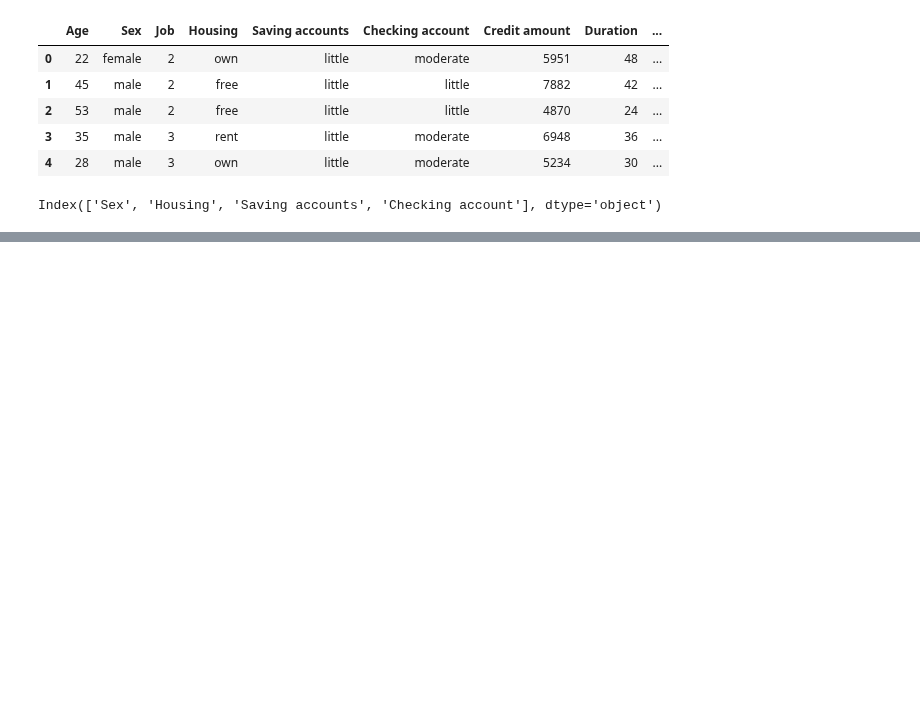
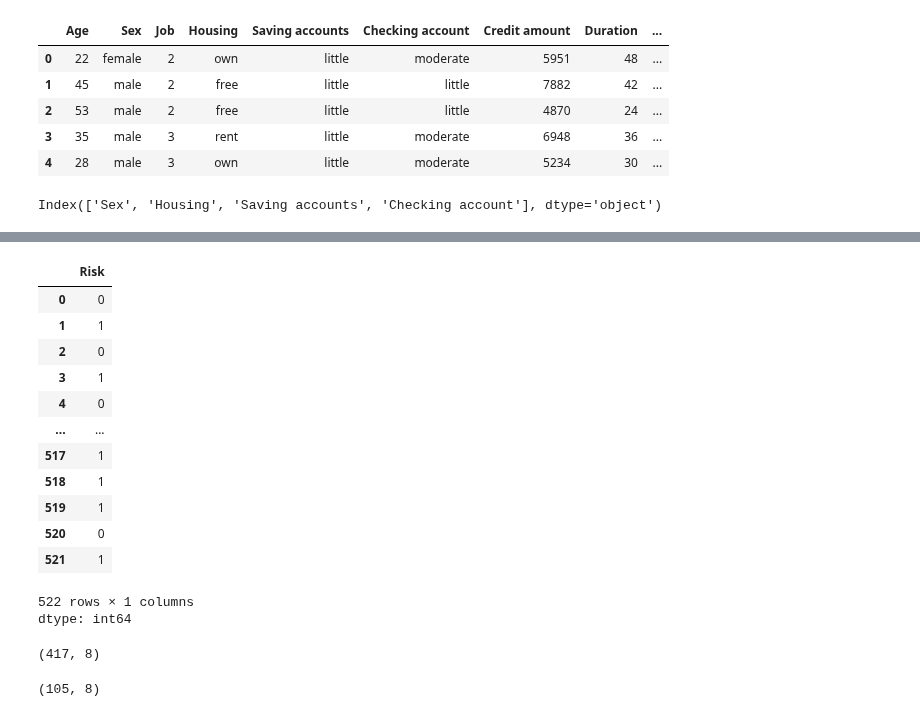
Before and after one commit to moyi-brevian/credit-risk-modeling, a Jupyter notebook: Credit_Risk_Modeling.ipynb, the cells around one changed output, grey strips where cells are left out. Cells and saved outputs as stored; diff of their text form; code cells hidden in the pictures; blank space fills up the shorter version.

```diff
--- a/Credit_Risk_Modeling.ipynb
+++ b/Credit_Risk_Modeling.ipynb
@@ -313,0 +364,2 @@ for col in cat_cols:
+# %%
+y = df_model[target]
@@ -313,0 +382,17 @@ for col in cat_cols:
+# %%
+y
+# %% [output]
+|  | Risk |
+| 0 | 0 |
+| 1 | 1 |
+| 2 | 0 |
+| 3 | 1 |
+| 4 | 0 |
+| ... | ... |
+| 517 | 1 |
+| 518 | 1 |
+| 519 | 1 |
+| 520 | 0 |
+| 521 | 1 |
+522 rows × 1 columns
+dtype: int64
@@ -313,0 +401,8 @@ for col in cat_cols:
+# %%
+X_train.shape
+# %% [output]
+(417, 8)
+# %%
+X_test.shape
+# %% [output]
+(105, 8)
```
Also changed, not shown: parts of 26 cells of this notebook.
